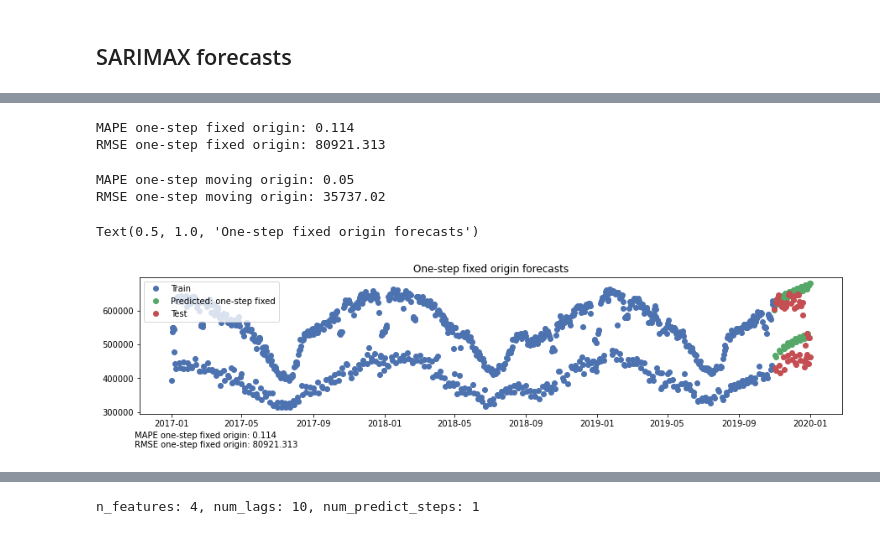
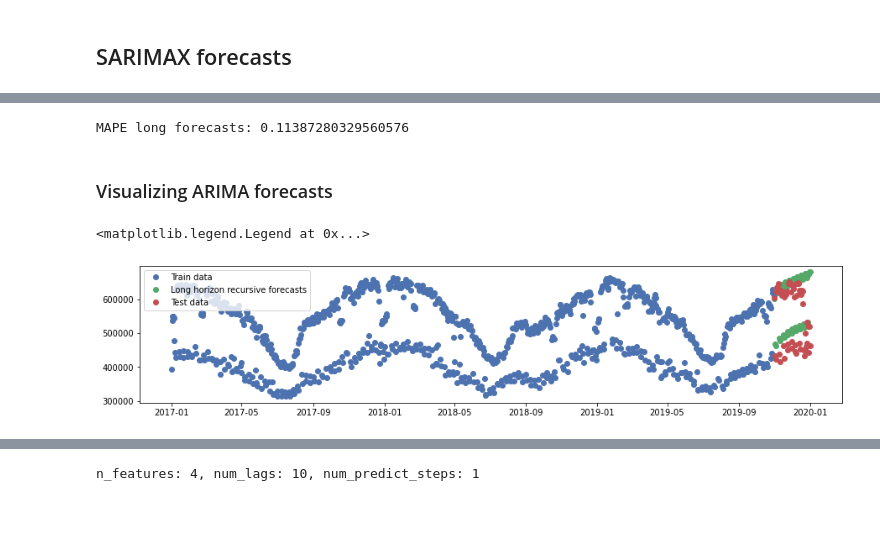
Before and after one commit to jankova/Time-Series-ARIMA-vs-LSTM, a Jupyter notebook: Electricity-consumption-times-series.ipynb, the cells around one changed output, grey strips where cells are left out. Cells and saved outputs as stored; diff of their text form; code cells hidden in the pictures.

```diff
--- a/Electricity-consumption-times-series.ipynb
+++ b/Electricity-consumption-times-series.ipynb
@@ -49,8 +112,12 @@ from datetime import datetime
 import matplotlib.pyplot as plt
 import numpy as np
 
+# loading data
 dataset = pd.read_csv('electricity-clean.csv', index_col = 0, sep = ';')
 dataset.index = pd.to_datetime(dataset.index)
+
+dataset.index = pd.DatetimeIndex(dataset.index.values,
+                                 freq=dataset.index.inferred_freq)
 # %%
 # creating an exogeneous variable 'holidays' (for supervised learning)
 import holidays
@@ -229,9 +294,6 @@ def optim_pars_SARIMA(params_grid, exo_train = pd.DataFrame({})):
     for param in params_grid:
         order = param[0]
         seasonal_order = param[1]
-
-        #train.index = pd.DatetimeIndex(train.index.values,
-        #                               freq=train.index.inferred_freq)
 
         if exo_train.empty:
             sar = sm.tsa.statespace.SARIMAX(endog = train,
@@ -248,18 +310,18 @@ def optim_pars_SARIMA(params_grid, exo_train = pd.DataFrame({})):
     return AIC
 
 # with exogeneous variables
-AIC = optim_pars_SARIMA(params_grid)
+ARIMA_results_AIC = optim_pars_SARIMA(params_grid)
 
-AIC.sort(key = lambda x: x[1])
+ARIMA_results_AIC.sort(key = lambda x: x[1])
 
 # optimal model according to AIC
-print(f"\n Optimal model: parameters = {AIC[0]}")
+print(f"\n Optimal model: parameters = {ARIMA_results_AIC[0]}")
 # %% [output]
  Optimal model: parameters = (((2, 1, 2), (1, 1, 2, 7)), 24054.87818221991, <statsmodels.tsa.statespace.sarimax.SARIMAXResultsWrapper object at 0x...>)
 # %% [markdown]
 ## Residual analysis for model validation
 # %%
-res_opt = AIC[0][2]
+res_opt = ARIMA_results_AIC[0][2]
 res_opt.plot_diagnostics(figsize = (8,6))
 plt.show()
 # %% [output]
@@ -270,58 +401,29 @@ plt.show()
 from sklearn.metrics import mean_absolute_percentage_error as MAPE
 from sklearn.metrics import mean_squared_error as MSE
 
-# one-step fixed origin forecasts
+# multistep recursive forecasts
 pred_test = res_opt.get_prediction(start = train_end, end = test_end)
 
-err = 'MAPE one-step fixed origin: %.3f'% MAPE(test, pred_test.predicted_mean) + \
-'\nRMSE one-step fixed origin: %.3f'% np.sqrt(MSE(test, pred_test.predicted_mean))
+err_MAPE_long = MAPE(test, pred_test.predicted_mean)
 
-print(err)
-
-results_onestep_fixed = []
+print(f"MAPE long forecasts: {err_MAPE_long}")
+# results_multistep_recursive = results_long_horizon
+results_long_horizon = []
 # results: [model_name, predictions, MAPE_error, MSE_error]
-results_onestep_fixed.append(['SARIMAX', pred_test.predicted_mean, MAPE(test, pred_test.predicted_mean), np.sqrt(MSE(test, pred_test.predicted_mean))])
+results_long_horizon.append(['SARIMAX', pred_test.predicted_mean, MAPE(test, pred_test.predicted_mean), np.sqrt(MSE(test, pred_test.predicted_mean))])
+## one-step fixed to multistep recursive!!!
 # %% [output]
-MAPE one-step fixed origin: 0.114
-RMSE one-step fixed origin: 80921.313
+MAPE long forecasts: 0.11387280329560576
-# %%
-# one-step moving origin forecasts
-# We obtain these forecasts using a workaround: we define a model on full dataset but then make predictions
-# using the parameters from 'res_opt' model (sending 'res_opt.params' to the new model)
-
-order = AIC[0][0][0]
-seasonal_order = AIC[0][0][1]
-
-mod = sm.tsa.statespace.SARIMAX(dataset['kWh'],
-                                order = order,
-                                seasonal_order = seasonal_order)
-res_roll = mod.filter(res_opt.params)
-preds_arima_roll = res_roll.predict()
-preds_arima_roll = preds_arima_roll[test.index]
-preds_arima_roll
-
-results_onestep_moving = []
-results_onestep_moving.append(['SARIMAX',
-                               preds_arima_roll,
-                               MAPE(test, preds_arima_roll),
-                               np.sqrt(MSE(test, preds_arima_roll))])
-
-err_moving = 'MAPE one-step moving origin: %.2f'% MAPE(test, preds_arima_roll) + \
-'\nRMSE one-step moving origin: %.2f'% np.sqrt(MSE(test, preds_arima_roll))
-
-print(err_moving)
-# %% [output]
-MAPE one-step moving origin: 0.05
-RMSE one-step moving origin: 35737.02
+# %% [markdown]
+### Visualizing ARIMA forecasts
 # %%
-# predictions
+# visualizing long horizon predictions
 plt.figure(figsize = (15,3))
-plt.plot(train, 'o', label = "Train")
-plt.plot(pred_test.predicted_mean, 'o', label = "Predicted: one-step fixed")
-plt.plot(test, 'o', label = "Test")
-plt.figtext(0.12, -0.06, err)
+plt.plot(train, 'o', label = "Train data")
+plt.plot(pred_test.predicted_mean, 'o', label = "Long horizon recursive forecasts")
+plt.plot(test, 'o', label = "Test data")
+#plt.figtext(0.12, -0.06, err)
 plt.legend(loc ='upper left')
-plt.title('One-step fixed origin forecasts')
 # %% [output]
-Text(0.5, 1.0, 'One-step fixed origin forecasts')
+<matplotlib.legend.Legend at 0x...>
-[figure, old version]
+[figure, new version]
```
Also changed, not shown: parts of 52 cells of this notebook, 1 other file.
